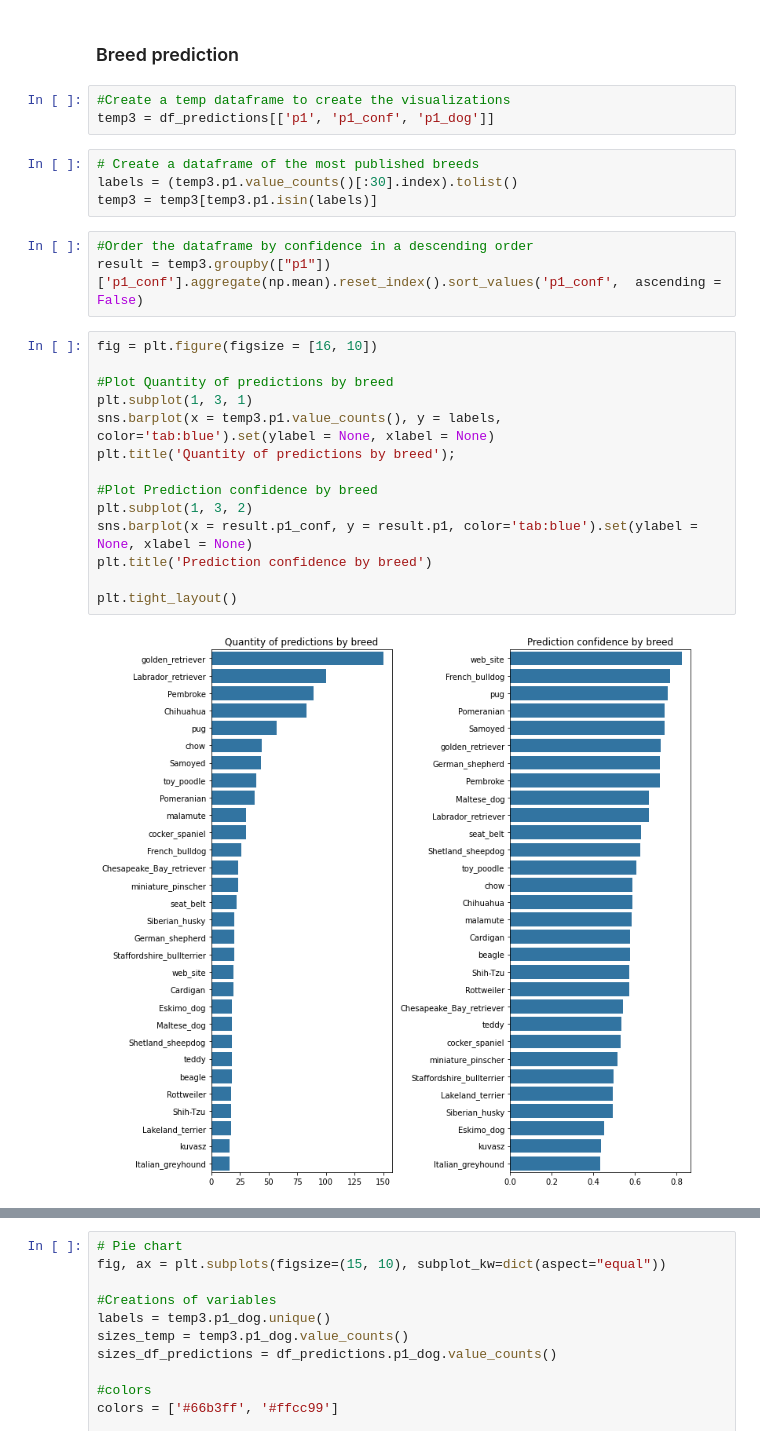
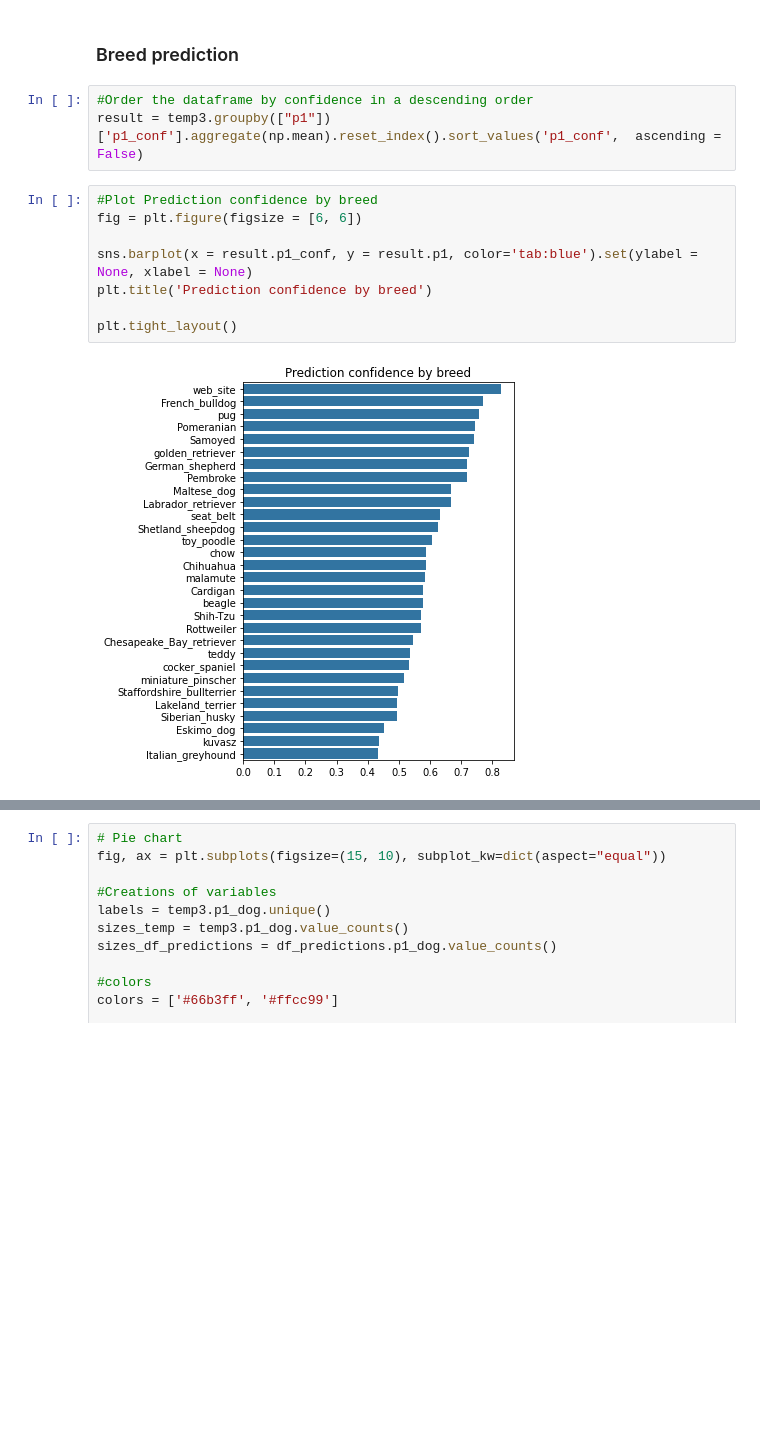
Before and after one commit to rubenvf/WeRateDogs-Wrangle-and-Analysis, a Jupyter notebook: wrangle_act.ipynb, the cells around one changed output, grey strips where cells are left out. Cells and saved outputs as stored; diff of their text form; blank space fills up the shorter version.

```diff
--- a/wrangle_act.ipynb
+++ b/wrangle_act.ipynb
@@ -1034,29 +1099,16 @@ See the caveats in the documentation: https://pandas.pydata.org/pandas-docs/stab
 # %% [markdown]
 ### Breed prediction
-# %%
-#Create a temp dataframe to create the visualizations
-temp3 = df_predictions[['p1', 'p1_conf', 'p1_dog']]
-# %%
-# Create a dataframe of the most published breeds
-labels = (temp3.p1.value_counts()[:30].index).tolist()
-temp3 = temp3[temp3.p1.isin(labels)]
 # %%
 #Order the dataframe by confidence in a descending order
 result = temp3.groupby(["p1"])['p1_conf'].aggregate(np.mean).reset_index().sort_values('p1_conf',  ascending = False)
 # %%
-fig = plt.figure(figsize = [16, 10])
+#Plot Prediction confidence by breed
+fig = plt.figure(figsize = [6, 6])
 
-#Plot Quantity of predictions by breed
-plt.subplot(1, 3, 1)
-sns.barplot(x = temp3.p1.value_counts(), y = labels, color='tab:blue').set(ylabel = None, xlabel = None)
-plt.title('Quantity of predictions by breed');
-
-#Plot Prediction confidence by breed
-plt.subplot(1, 3, 2)
 sns.barplot(x = result.p1_conf, y = result.p1, color='tab:blue').set(ylabel = None, xlabel = None)
 plt.title('Prediction confidence by breed')
 
 plt.tight_layout()
 # %% [output]
-[figure, old version]
+[figure, new version]
 # %% [markdown]
```
Also changed, not shown: parts of 24 cells of this notebook.
